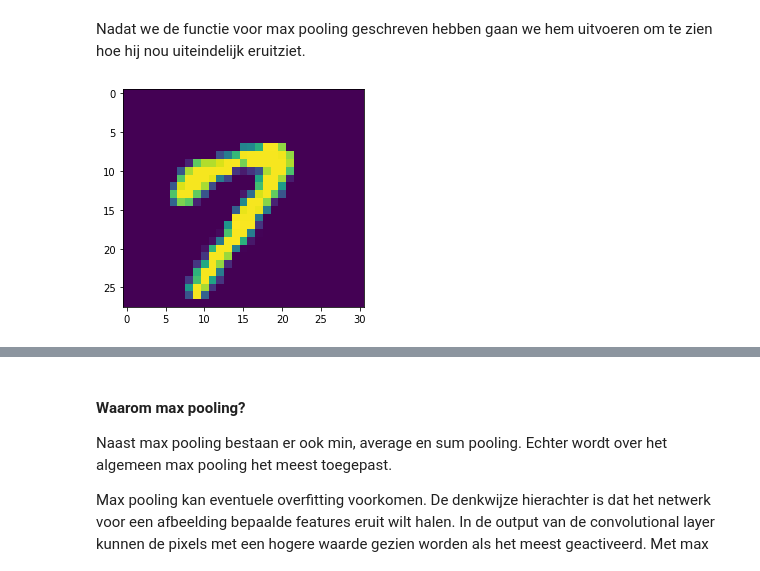
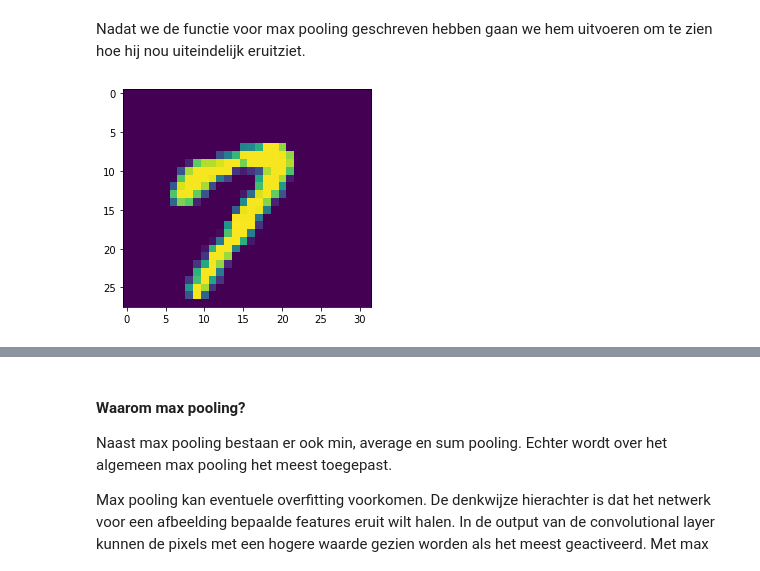
Before and after one commit to Kerbusch/vision2022, a Jupyter notebook: visionOpdracht5/2-CNN-layers_explained.ipynb, the cells around one changed output, grey strips where cells are left out. Cells and saved outputs as stored; diff of their text form; code cells hidden in the pictures.

```diff
--- a/visionOpdracht5/2-CNN-layers_explained.ipynb
+++ b/visionOpdracht5/2-CNN-layers_explained.ipynb
@@ -290,10 +292,11 @@ Nadat we de functie voor max pooling geschreven hebben gaan we hem uitvoeren om
 # %%
 # TODO selecteer een cijfer uit de training set
 image_to_pool = X_train[15]  # afbeelding van de nummer 7
+image_to_pool = np.pad(image_to_pool, [(0, 0), (0, 1)], "edge") # pad onder, omdat de afbeelding 28x31 is en niet 28x32
 plt.imshow(image_to_pool)
 plt.show()
 # %% [output]
-[figure, old version]
+[figure, new version]
 # %%
 # TODO voer de pooling functie uit over de afbeelding met een n = 2
 image_after_pool = max_pooling(image_to_pool, 2)
```
Also changed, not shown: parts of 8 cells of this notebook, 2 other files.
